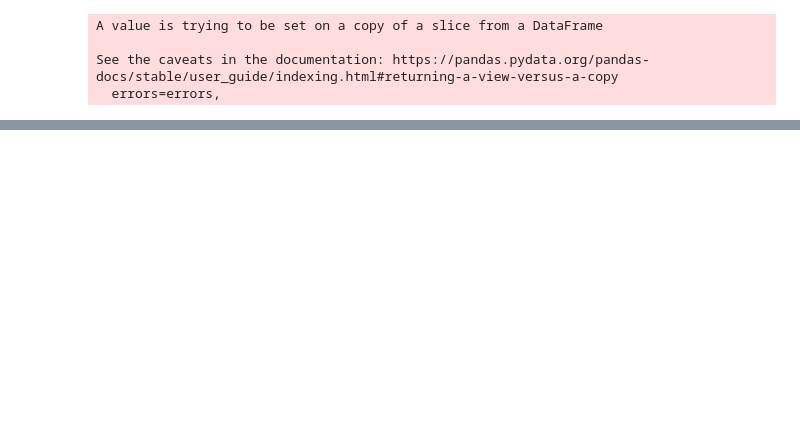
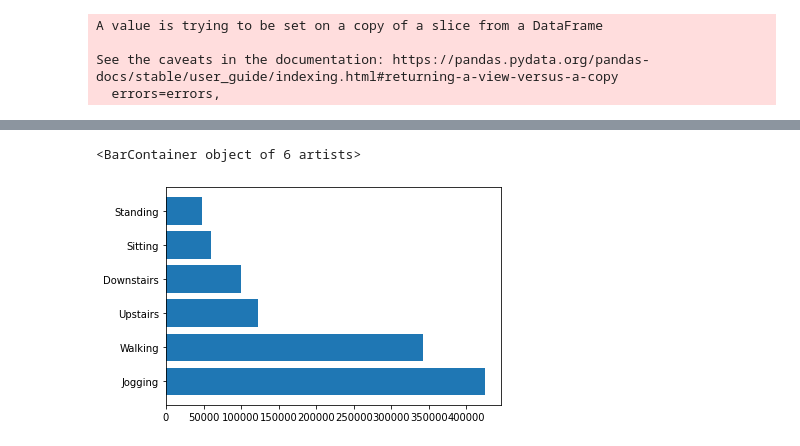
Before and after one commit to AkhilVinayakp/HAR_LSTM_CNN, a Jupyter notebook: lstm_cnn_mj_al.ipynb, the cells around one changed output, grey strips where cells are left out. Cells and saved outputs as stored; diff of their text form; code cells hidden in the pictures; blank space fills up the shorter version.

```diff
--- a/lstm_cnn_mj_al.ipynb
+++ b/lstm_cnn_mj_al.ipynb
@@ -93,0 +301,5 @@ train.head()
+# %%
+plt.barh(df['activity'].unique(),df['activity'].value_counts())
+# %% [output]
+<BarContainer object of 6 artists>
+[figure, added]
```
Also changed, not shown: parts of 37 cells of this notebook.
